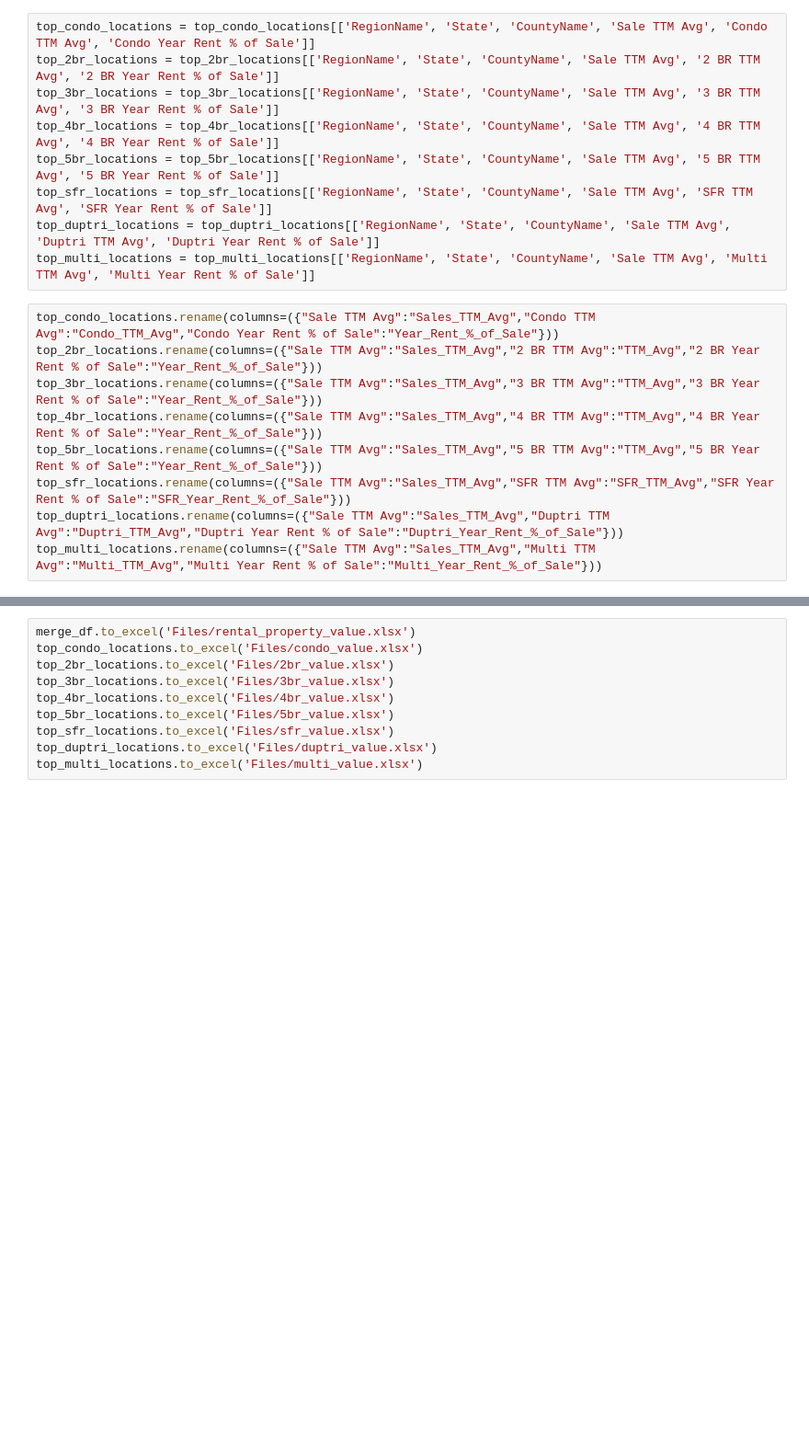
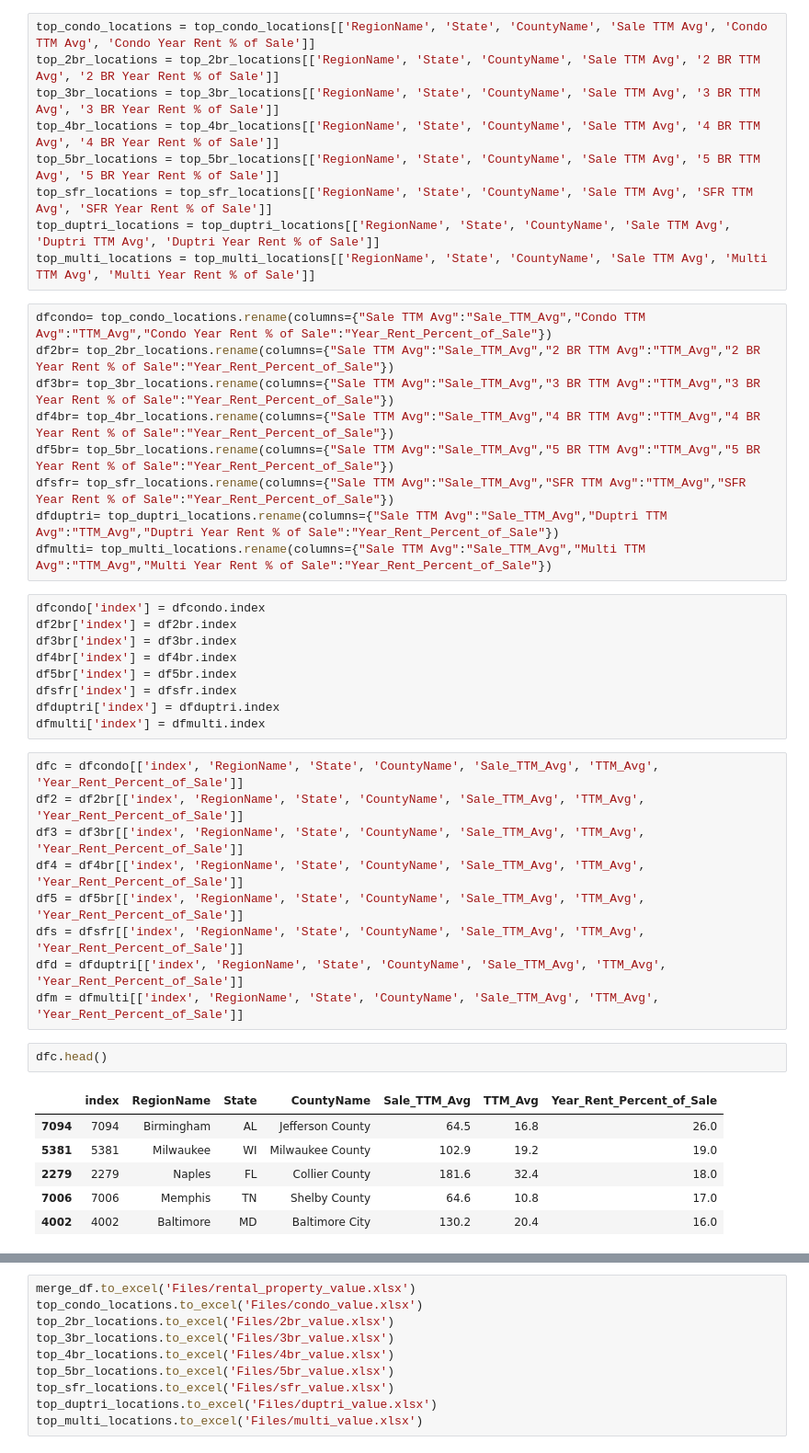
Before and after one commit to ShawnAdvani/smu_project2, a Jupyter notebook: Zillow Data/zillow_data.ipynb, the cells around one changed output, grey strips where cells are left out. Shown at 92% size. Cells and saved outputs as stored; diff of their text form; blank space fills up the shorter version.

```diff
--- a/Zillow Data/zillow_data.ipynb
+++ b/Zillow Data/zillow_data.ipynb
@@ -206,14 +191,41 @@ top_sfr_locations = top_sfr_locations[['RegionName', 'State', 'CountyName', 'Sal
 top_duptri_locations = top_duptri_locations[['RegionName', 'State', 'CountyName', 'Sale TTM Avg', 'Duptri TTM Avg', 'Duptri Year Rent % of Sale']]
 top_multi_locations = top_multi_locations[['RegionName', 'State', 'CountyName', 'Sale TTM Avg', 'Multi TTM Avg', 'Multi Year Rent % of Sale']]
 # %%
-top_condo_locations.rename(columns=({"Sale TTM Avg":"Sales_TTM_Avg","Condo TTM Avg":"Condo_TTM_Avg","Condo Year Rent % of Sale":"Year_Rent_%_of_Sale"}))
-top_2br_locations.rename(columns=({"Sale TTM Avg":"Sales_TTM_Avg","2 BR TTM Avg":"TTM_Avg","2 BR Year Rent % of Sale":"Year_Rent_%_of_Sale"}))
-top_3br_locations.rename(columns=({"Sale TTM Avg":"Sales_TTM_Avg","3 BR TTM Avg":"TTM_Avg","3 BR Year Rent % of Sale":"Year_Rent_%_of_Sale"}))
-top_4br_locations.rename(columns=({"Sale TTM Avg":"Sales_TTM_Avg","4 BR TTM Avg":"TTM_Avg","4 BR Year Rent % of Sale":"Year_Rent_%_of_Sale"}))
-top_5br_locations.rename(columns=({"Sale TTM Avg":"Sales_TTM_Avg","5 BR TTM Avg":"TTM_Avg","5 BR Year Rent % of Sale":"Year_Rent_%_of_Sale"}))
-top_sfr_locations.rename(columns=({"Sale TTM Avg":"Sales_TTM_Avg","SFR TTM Avg":"SFR_TTM_Avg","SFR Year Rent % of Sale":"SFR_Year_Rent_%_of_Sale"}))
-top_duptri_locations.rename(columns=({"Sale TTM Avg":"Sales_TTM_Avg","Duptri TTM Avg":"Duptri_TTM_Avg","Duptri Year Rent % of Sale":"Duptri_Year_Rent_%_of_Sale"}))
-top_multi_locations.rename(columns=({"Sale TTM Avg":"Sales_TTM_Avg","Multi TTM Avg":"Multi_TTM_Avg","Multi Year Rent % of Sale":"Multi_Year_Rent_%_of_Sale"}))
+dfcondo= top_condo_locations.rename(columns={"Sale TTM Avg":"Sale_TTM_Avg","Condo TTM Avg":"TTM_Avg","Condo Year Rent % of Sale":"Year_Rent_Percent_of_Sale"})
+df2br= top_2br_locations.rename(columns={"Sale TTM Avg":"Sale_TTM_Avg","2 BR TTM Avg":"TTM_Avg","2 BR Year Rent % of Sale":"Year_Rent_Percent_of_Sale"})
+df3br= top_3br_locations.rename(columns={"Sale TTM Avg":"Sale_TTM_Avg","3 BR TTM Avg":"TTM_Avg","3 BR Year Rent % of Sale":"Year_Rent_Percent_of_Sale"})
+df4br= top_4br_locations.rename(columns={"Sale TTM Avg":"Sale_TTM_Avg","4 BR TTM Avg":"TTM_Avg","4 BR Year Rent % of Sale":"Year_Rent_Percent_of_Sale"})
+df5br= top_5br_locations.rename(columns={"Sale TTM Avg":"Sale_TTM_Avg","5 BR TTM Avg":"TTM_Avg","5 BR Year Rent % of Sale":"Year_Rent_Percent_of_Sale"})
+dfsfr= top_sfr_locations.rename(columns={"Sale TTM Avg":"Sale_TTM_Avg","SFR TTM Avg":"TTM_Avg","SFR Year Rent % of Sale":"Year_Rent_Percent_of_Sale"})
+dfduptri= top_duptri_locations.rename(columns={"Sale TTM Avg":"Sale_TTM_Avg","Duptri TTM Avg":"TTM_Avg","Duptri Year Rent % of Sale":"Year_Rent_Percent_of_Sale"})
+dfmulti= top_multi_locations.rename(columns={"Sale TTM Avg":"Sale_TTM_Avg","Multi TTM Avg":"TTM_Avg","Multi Year Rent % of Sale":"Year_Rent_Percent_of_Sale"})
+# %%
+dfcondo['index'] = dfcondo.index
+df2br['index'] = df2br.index
+df3br['index'] = df3br.index
+df4br['index'] = df4br.index
+df5br['index'] = df5br.index
+dfsfr['index'] = dfsfr.index
+dfduptri['index'] = dfduptri.index
+dfmulti['index'] = dfmulti.index
+# %%
+dfc = dfcondo[['index', 'RegionName', 'State', 'CountyName', 'Sale_TTM_Avg', 'TTM_Avg', 'Year_Rent_Percent_of_Sale']]
+df2 = df2br[['index', 'RegionName', 'State', 'CountyName', 'Sale_TTM_Avg', 'TTM_Avg', 'Year_Rent_Percent_of_Sale']]
+df3 = df3br[['index', 'RegionName', 'State', 'CountyName', 'Sale_TTM_Avg', 'TTM_Avg', 'Year_Rent_Percent_of_Sale']]
+df4 = df4br[['index', 'RegionName', 'State', 'CountyName', 'Sale_TTM_Avg', 'TTM_Avg', 'Year_Rent_Percent_of_Sale']]
+df5 = df5br[['index', 'RegionName', 'State', 'CountyName', 'Sale_TTM_Avg', 'TTM_Avg', 'Year_Rent_Percent_of_Sale']]
+dfs = dfsfr[['index', 'RegionName', 'State', 'CountyName', 'Sale_TTM_Avg', 'TTM_Avg', 'Year_Rent_Percent_of_Sale']]
+dfd = dfduptri[['index', 'RegionName', 'State', 'CountyName', 'Sale_TTM_Avg', 'TTM_Avg', 'Year_Rent_Percent_of_Sale']]
+dfm = dfmulti[['index', 'RegionName', 'State', 'CountyName', 'Sale_TTM_Avg', 'TTM_Avg', 'Year_Rent_Percent_of_Sale']]
+# %%
+dfc.head()
+# %% [output]
+|  | index | RegionName | State | CountyName | Sale_TTM_Avg | TTM_Avg | Year_Rent_Percent_of_Sale |
+| 7094 | 7094 | Birmingham | AL | Jefferson County | 64.5 | 16.8 | 26.0 |
+| 5381 | 5381 | Milwaukee | WI | Milwaukee County | 102.9 | 19.2 | 19.0 |
+| 2279 | 2279 | Naples | FL | Collier County | 181.6 | 32.4 | 18.0 |
+| 7006 | 7006 | Memphis | TN | Shelby County | 64.6 | 10.8 | 17.0 |
+| 4002 | 4002 | Baltimore | MD | Baltimore City | 130.2 | 20.4 | 16.0 |
 # %%
 # Region Search
 region_lookup = input('Which region would you like to look up? ')
```
Also changed, not shown: parts of 7 cells of this notebook.
